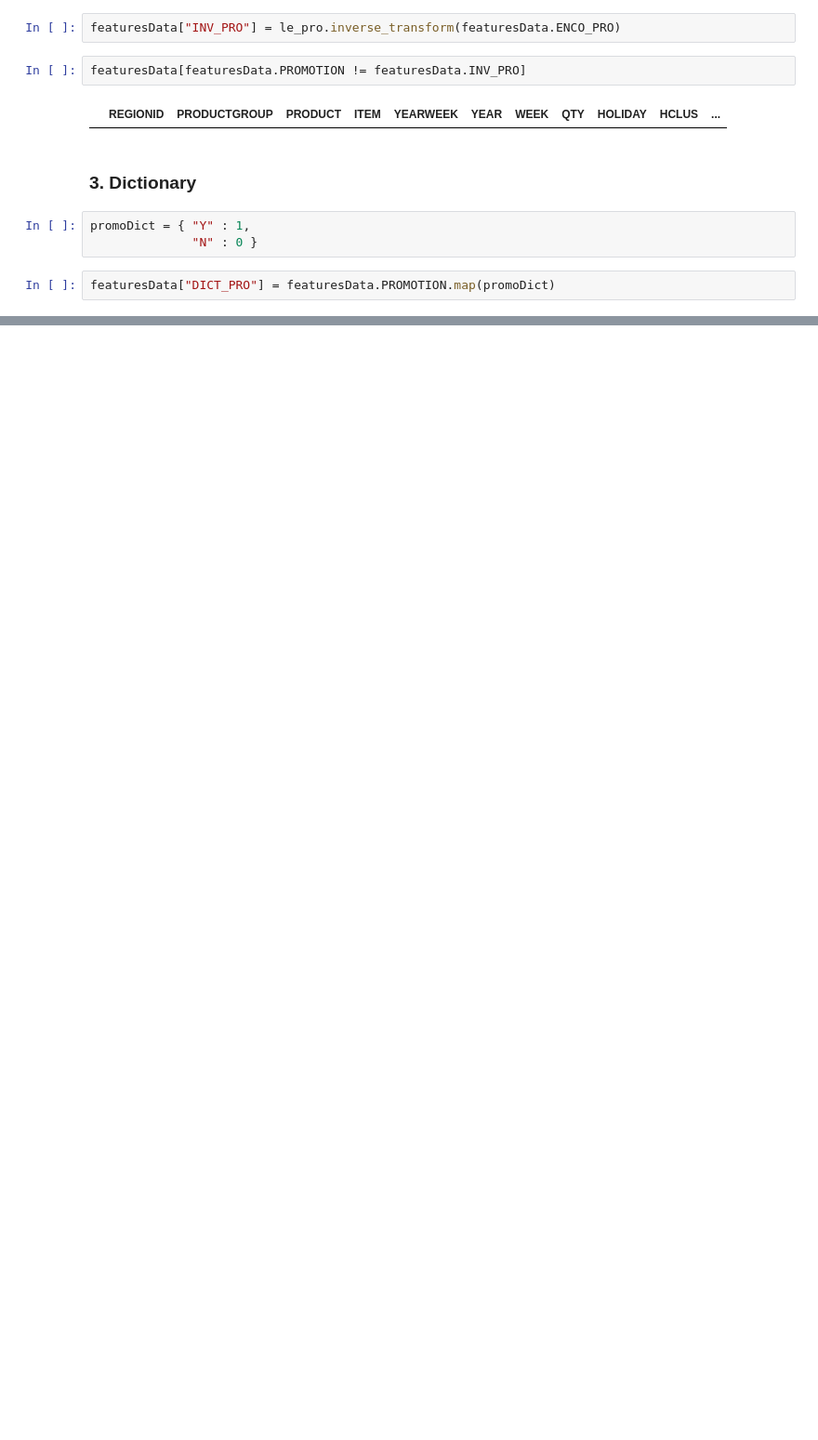
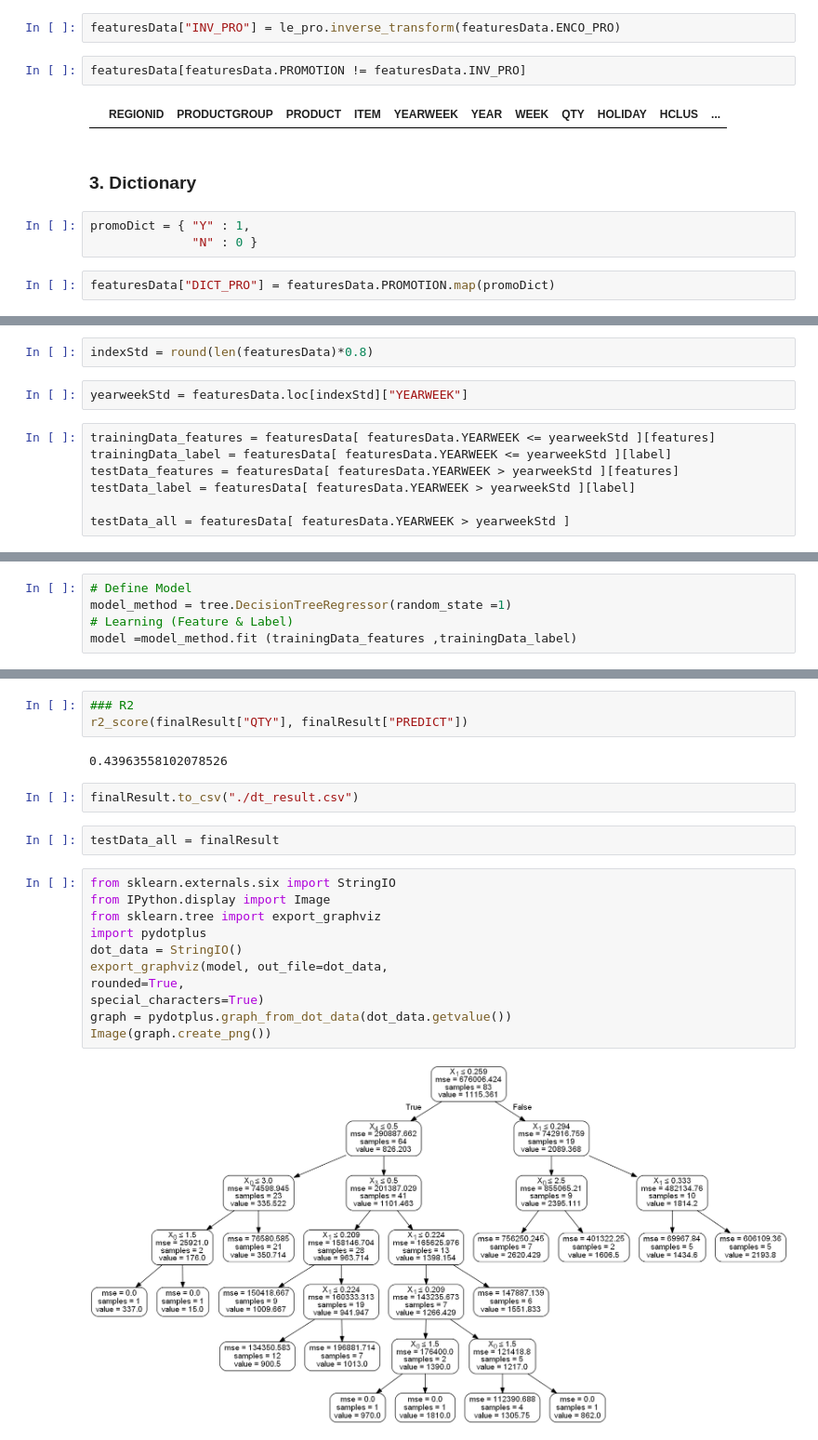
Before and after one commit to bearcho/sep3, a Jupyter notebook: 9월3일실습.ipynb, the cells around one changed output, grey strips where cells are left out. Shown at 93% size. Cells and saved outputs as stored; diff of their text form; blank space fills up the shorter version.

```diff
--- a/9월3일실습.ipynb
+++ b/9월3일실습.ipynb
@@ -108,0 +137,11 @@ featuresData.head(2)
+# %%
+indexStd = round(len(featuresData)*0.8)
+# %%
+yearweekStd = featuresData.loc[indexStd]["YEARWEEK"]
+# %%
+trainingData_features = featuresData[ featuresData.YEARWEEK <= yearweekStd ][features]
+trainingData_label = featuresData[ featuresData.YEARWEEK <= yearweekStd ][label]
+testData_features = featuresData[ featuresData.YEARWEEK > yearweekStd ][features]
+testData_label = featuresData[ featuresData.YEARWEEK > yearweekStd ][label]
+
+testData_all = featuresData[ featuresData.YEARWEEK > yearweekStd ]
@@ -108,0 +179,5 @@ featuresData.head(2)
+# %%
+# Define Model
+model_method = tree.DecisionTreeRegressor(random_state =1)
+# Learning (Feature & Label)
+model =model_method.fit (trainingData_features ,trainingData_label)
@@ -108,0 +215,22 @@ featuresData.head(2)
+# %%
+### R2
+r2_score(finalResult["QTY"], finalResult["PREDICT"])
+# %% [output]
+0.43963558102078526
+# %%
+finalResult.to_csv("./dt_result.csv")
+# %%
+testData_all = finalResult
+# %%
+from sklearn.externals.six import StringIO
+from IPython.display import Image
+from sklearn.tree import export_graphviz
+import pydotplus
+dot_data = StringIO()
+export_graphviz(model, out_file=dot_data,
+rounded=True,
+special_characters=True)
+graph = pydotplus.graph_from_dot_data(dot_data.getvalue())
+Image(graph.create_png())
+# %% [output]
+[figure, added]
```
Also changed, not shown: parts of 36 cells of this notebook.
